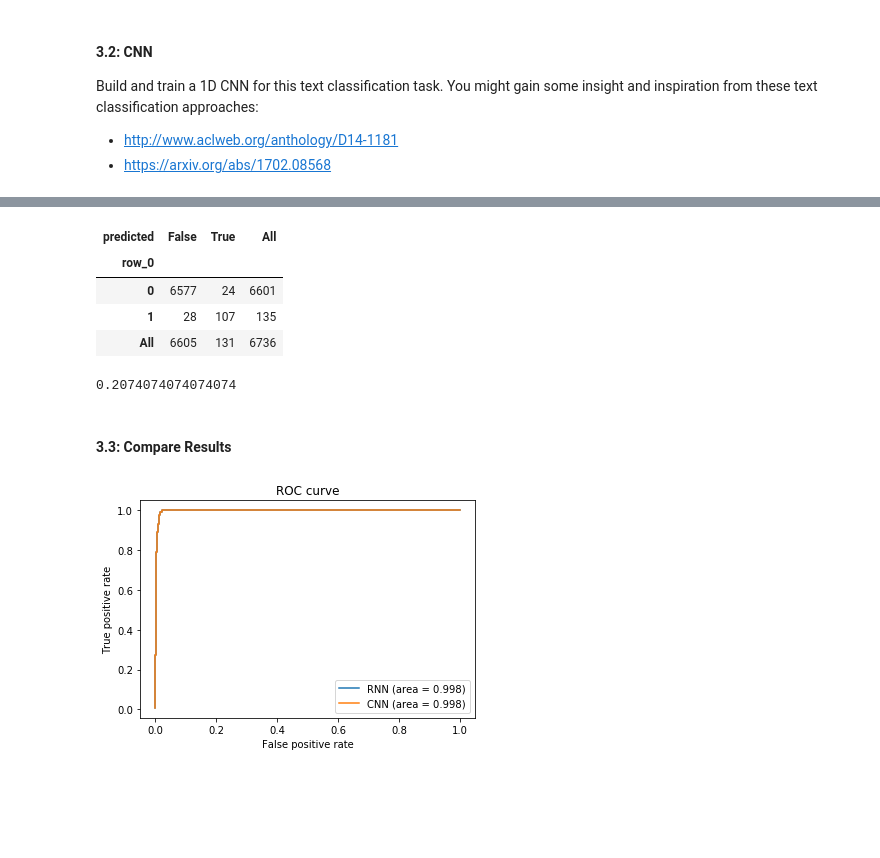
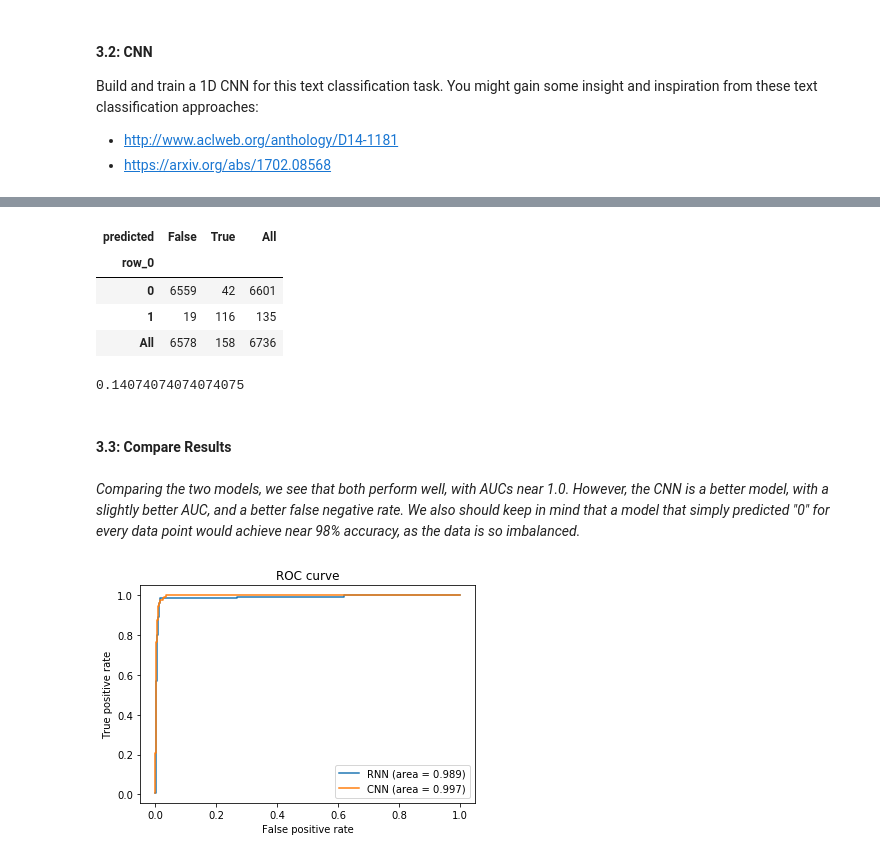
Before and after one commit to kgedney/anly590-homework, a Jupyter notebook: hw2.ipynb, the cells around one changed output, grey strips where cells are left out. Drawn from its saved outputs; the diff is of its cells as text; code cells hidden in the pictures; blank space fills up the shorter version.

```diff
--- a/hw2.ipynb
+++ b/hw2.ipynb
@@ -401,21 +401,25 @@ Build and train a Recurrent Neural Network to solve this text classification tas
 model_r = Sequential()
 
 # add embedding layer
-model_r.add(Embedding(max_features=44,
-                      embedding_dims=22,
+model_r.add(Embedding(input_dim=44,
+                      output_dim=32,
                       input_length=maxlen))
 model_r.add(Dropout(0.2))
 
 # add rnn layer
 model_r.add(LSTM(128, input_shape=(maxlen, 44)))
 
+# dense layer
+model_r.add(Dense(250, activation='relu'))
+model_r.add(Dropout(0.2))
+
 # output layer, binary classification
 model_r.add(Dense(1, activation="sigmoid"))
 # %%
 model_r.compile(optimizer="rmsprop", loss="binary_crossentropy", metrics=["acc"])
 # %%
 model_r.fit(x_train, y_train,
-            batch_size=64,
+            batch_size=128,
             epochs=5,
             validation_data=(x_test, y_test),
             class_weight=class_weights)
@@ -464,8 +468,8 @@ Build and train a 1D CNN for this text classification task. You might gain some
 model_c = Sequential()
 
 # add embedding layer
-model_c.add(Embedding(max_features=44,
-                      embedding_dims=32,
+model_c.add(Embedding(input_dim=44,
+                      output_dim=32,
                       input_length=maxlen))
 model_c.add(Dropout(0.2))
 
@@ -518,38 +516,40 @@ print(model_c.evaluate(x_test, y_test))
 # %%
 # check confusion matrix
 y_test_preds_c       = model_c.predict(x_test, batch_size=64)
-y_test_preds_class = y_test_preds_c > 0.5
+y_test_preds_class   = y_test_preds_c > 0.5
 
 pd.crosstab(y_test, y_test_preds_class[:,0], colnames=['predicted'], margins=True)
 # %% [output]
 | predicted | False | True | All |
 | row_0 |  |  |  |
-| 0 | 6577 | 24 | 6601 |
-| 1 | 28 | 107 | 135 |
-| All | 6605 | 131 | 6736 |
+| 0 | 6559 | 42 | 6601 |
+| 1 | 19 | 116 | 135 |
+| All | 6578 | 158 | 6736 |
 # %%
 # compute false negative rate (bad urls that get through)
-28/135
+19/135
 # %% [output]
-0.2074074074074074
+0.14074074074074075
 # %% [markdown]
 #### 3.3: Compare Results
+# %% [markdown]
+_Comparing the two models, we see that both perform well, with AUCs near 1.0. However, the CNN is a better model, with a slightly better AUC, and a better false negative rate. We also should keep in mind that a model that simply predicted "0" for every data point would achieve near 98% accuracy, as the data is so imbalanced._
 # %%
 from sklearn.metrics import roc_curve
 from sklearn.metrics import auc
 
-fpr_r, tpr_r, thresholds_r = roc_curve(y_test_r, y_test_preds_r)
+fpr_r, tpr_r, thresholds_r = roc_curve(y_test, y_test_preds_r)
 auc_r = auc(fpr_r, tpr_r)
 
-fpr_c, tpr_c, thresholds_c = roc_curve(y_test_c, y_test_preds_c)
+fpr_c, tpr_c, thresholds_c = roc_curve(y_test, y_test_preds_c)
 auc_c = auc(fpr_c, tpr_c)
 # %%
 plt.plot(fpr_r, tpr_r, label='RNN (area = {:.3f})'.format(auc_r))
-plt.plot(fpr_c, tpr_c, label='CNN (area = {:.3f})'.format(auc))
+plt.plot(fpr_c, tpr_c, label='CNN (area = {:.3f})'.format(auc_c))
 plt.xlabel('False positive rate')
 plt.ylabel('True positive rate')
 plt.title('ROC curve')
 plt.legend(loc='best')
 plt.show()
 # %% [output]
-[figure, old version]
+[figure, new version]
```
Also changed, not shown: parts of 7 cells of this notebook.
